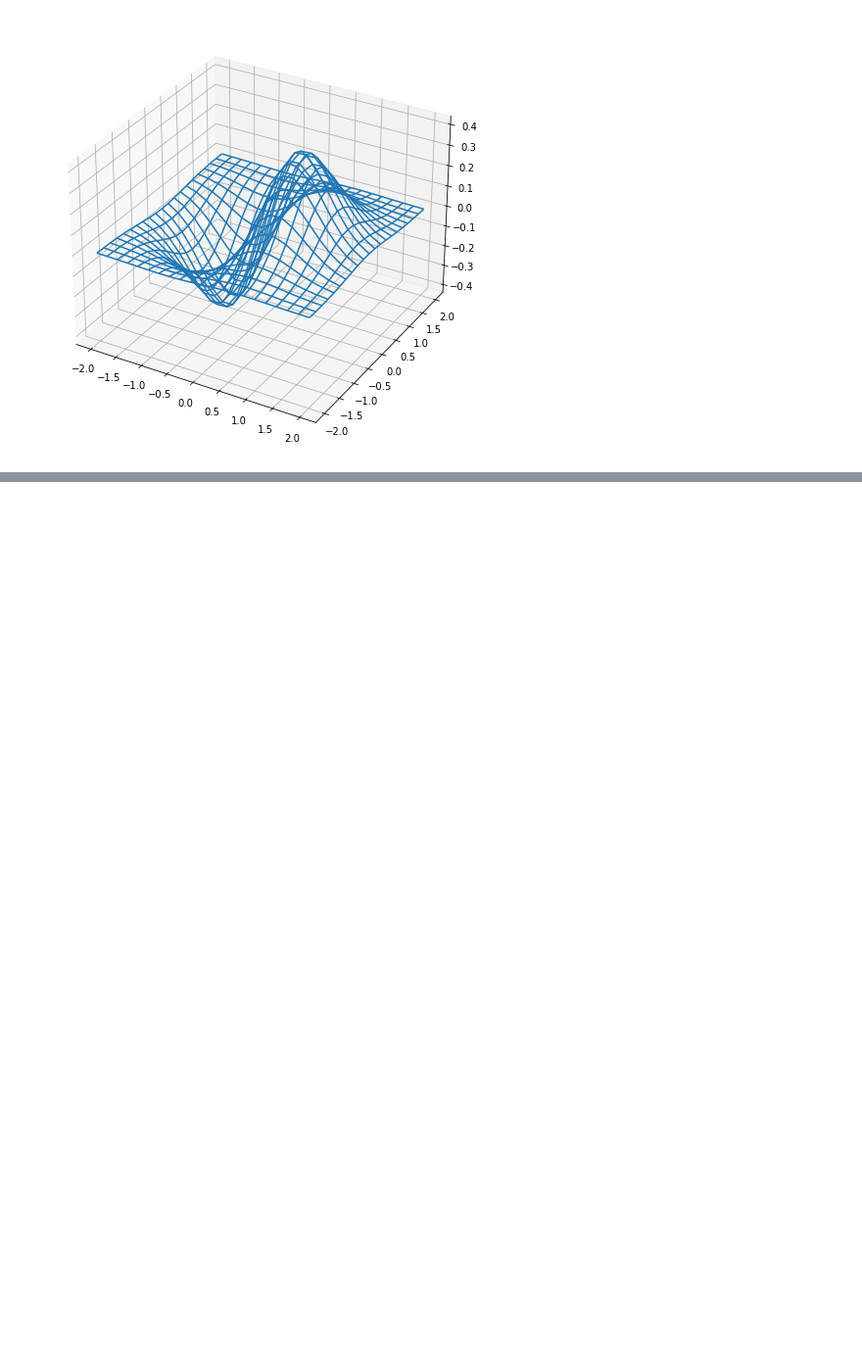
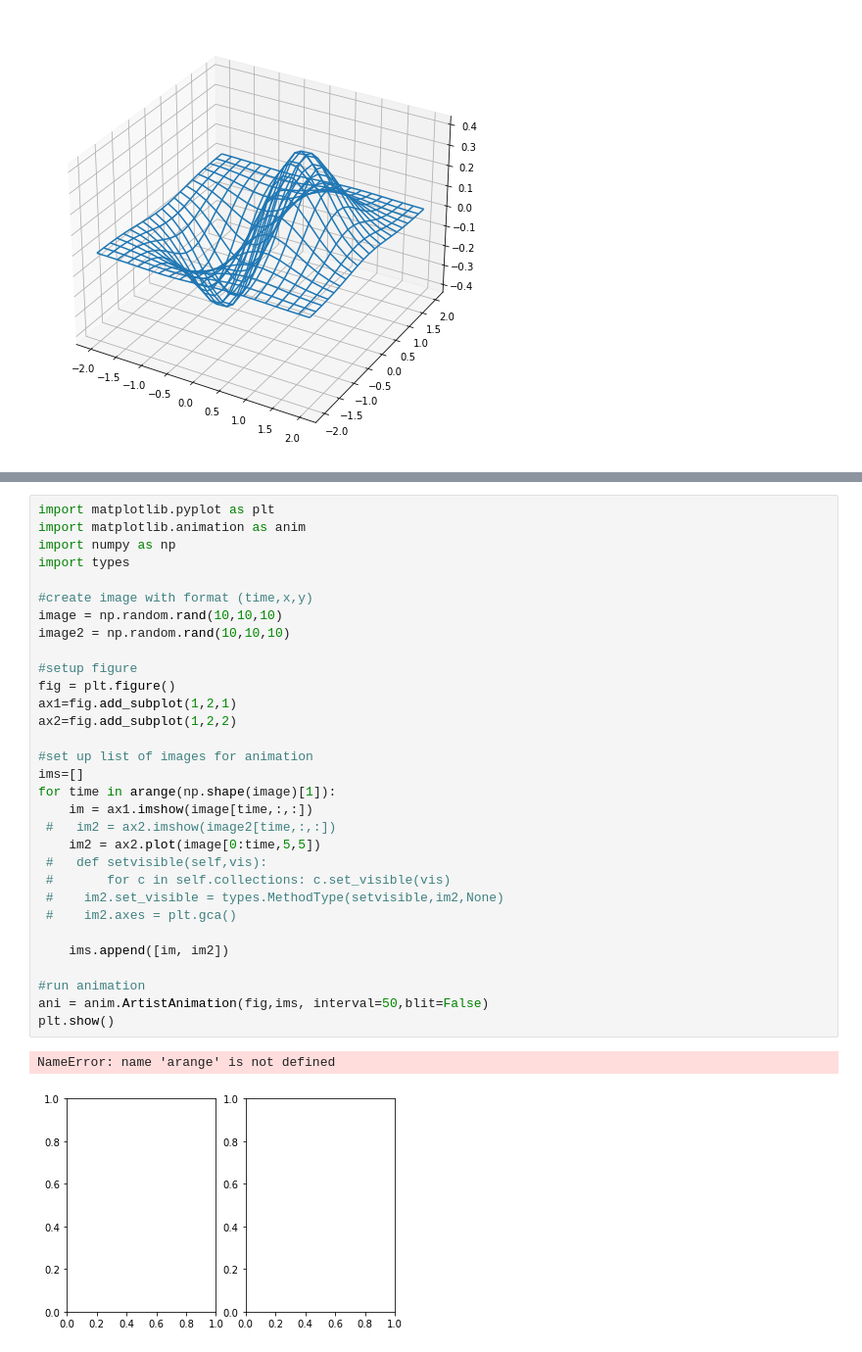
Before and after one commit to ryupepa/Calculus, a Jupyter notebook: Lectures_5/lectures5.ipynb, the cells around one changed output, grey strips where cells are left out. Shown at 98% size. Saved outputs shown, nothing was run; the diff lists cells and outputs as text; blank space fills up the shorter version.

```diff
--- a/Lectures_5/lectures5.ipynb
+++ b/Lectures_5/lectures5.ipynb
@@ -37,0 +71,34 @@ plt.show()
+# %%
+import matplotlib.pyplot as plt
+import matplotlib.animation as anim
+import numpy as np
+import types
+
+#create image with format (time,x,y)
+image = np.random.rand(10,10,10)
+image2 = np.random.rand(10,10,10)
+
+#setup figure
+fig = plt.figure()
+ax1=fig.add_subplot(1,2,1)
+ax2=fig.add_subplot(1,2,2)
+
+#set up list of images for animation
+ims=[]
+for time in arange(np.shape(image)[1]):
+    im = ax1.imshow(image[time,:,:])
+ #   im2 = ax2.imshow(image2[time,:,:])
+    im2 = ax2.plot(image[0:time,5,5])
+ #   def setvisible(self,vis):
+ #       for c in self.collections: c.set_visible(vis)
+ #    im2.set_visible = types.MethodType(setvisible,im2,None)
+ #    im2.axes = plt.gca()
+
+    ims.append([im, im2])
+
+#run animation
+ani = anim.ArtistAnimation(fig,ims, interval=50,blit=False)
+plt.show()
+# %% [output]
+NameError: name 'arange' is not defined
+[figure, added]
```
Also changed, not shown: parts of 1 cell of this notebook, 5 other files.
